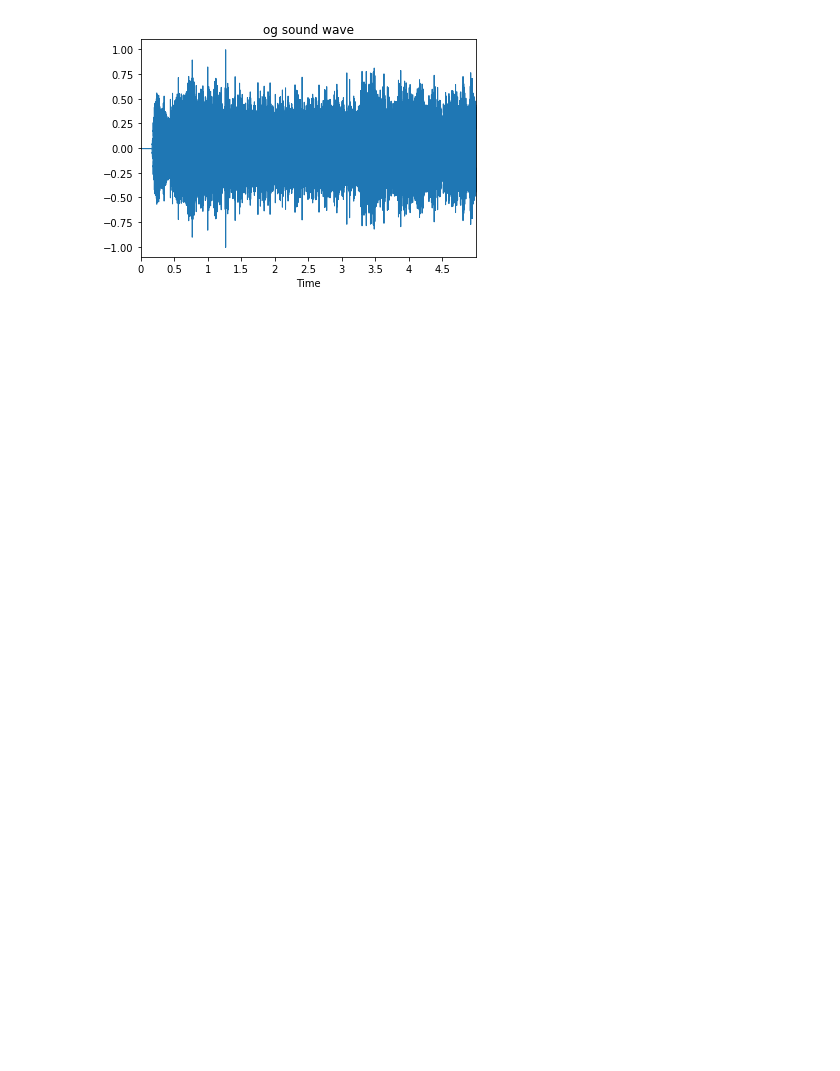
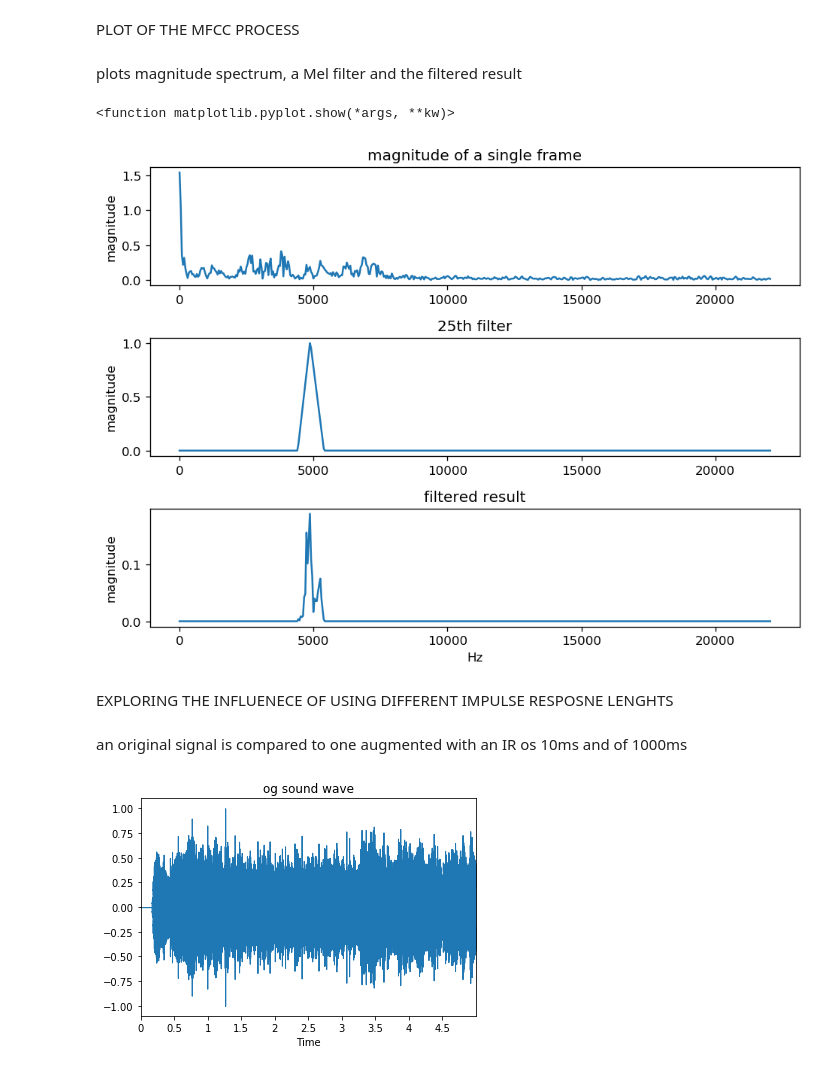
Before and after one commit to Rendsnack/Thesis-SMSL, a Jupyter notebook: Project4_NN/feature_analysis.ipynb, the cells around one changed output. Saved outputs shown, nothing was run; the diff lists cells and outputs as text; code cells hidden in the pictures; blank space fills up the shorter version.

```diff
--- a/Project4_NN/feature_analysis.ipynb
+++ b/Project4_NN/feature_analysis.ipynb
@@ -16 +45,44 @@ import random
+# %% [markdown]
+PLOT OF THE MFCC PROCESS
+# %% [markdown]
+plots magnitude spectrum, a Mel filter and the filtered result
+# %%
+filename = '0_h_10_music-fma-0019'
+audio_file = f'D:/Users/MC/Documents/UNI/MASTER/thesis/AUGMENTED_DATA/data6/0/{filename}.wav'
+y,sr = librosa.load(audio_file, sr=44100, duration=5)
+
+filter_num = 25
+# for filter_num in range(0,40):
+plt.figure(figsize=(8, 6),dpi=120)
+
+plt.subplot(3,1,1)
+f,t,Z = scipy.signal.stft(y,fs=44100,nperseg=1024,noverlap=768)
+spec = np.abs(Z.T[1])*100000
+plt.plot(f,spec);
+plt.title('magnitude of a single frame')
+plt.ylabel('magnitude')
+
+plt.subplot(3,1,2)
+plt.plot(f,mel_basis[filter_num]);
+# plt.xticks([  0.,  100.,  200. , 300. , 400.  ,513. ], [0, 4410, 8820, 13230, 17640, 22050])
+plt.title(f'{filter_num}th filter')
+plt.ylabel('magnitude')
+
+plt.subplot(3,1,3)
+melly = np.multiply(spec,mel_basis[filter_num])
+plt.plot(f,melly)
+plt.title('filtered result')
+plt.ylabel('magnitude')
+plt.xlabel('Hz')
+
+plt.tight_layout()
+# plt.savefig('D:/Users/MC/Documents/UNI/MASTER/thesis/SCRIPTURE_FIGURES/H6/example_mel_filtering.png')
+plt.show
+# %% [output]
+<function matplotlib.pyplot.show(*args, **kw)>
+[figure, added]
+# %% [markdown]
+EXPLORING THE INFLUENECE OF USING DIFFERENT IMPULSE RESPOSNE LENGHTS
+# %% [markdown]
+an original signal is compared to one augmented with an IR os 10ms and of 1000ms
 # %%
```
Also changed, not shown: parts of 57 cells of this notebook, 1 other file.
